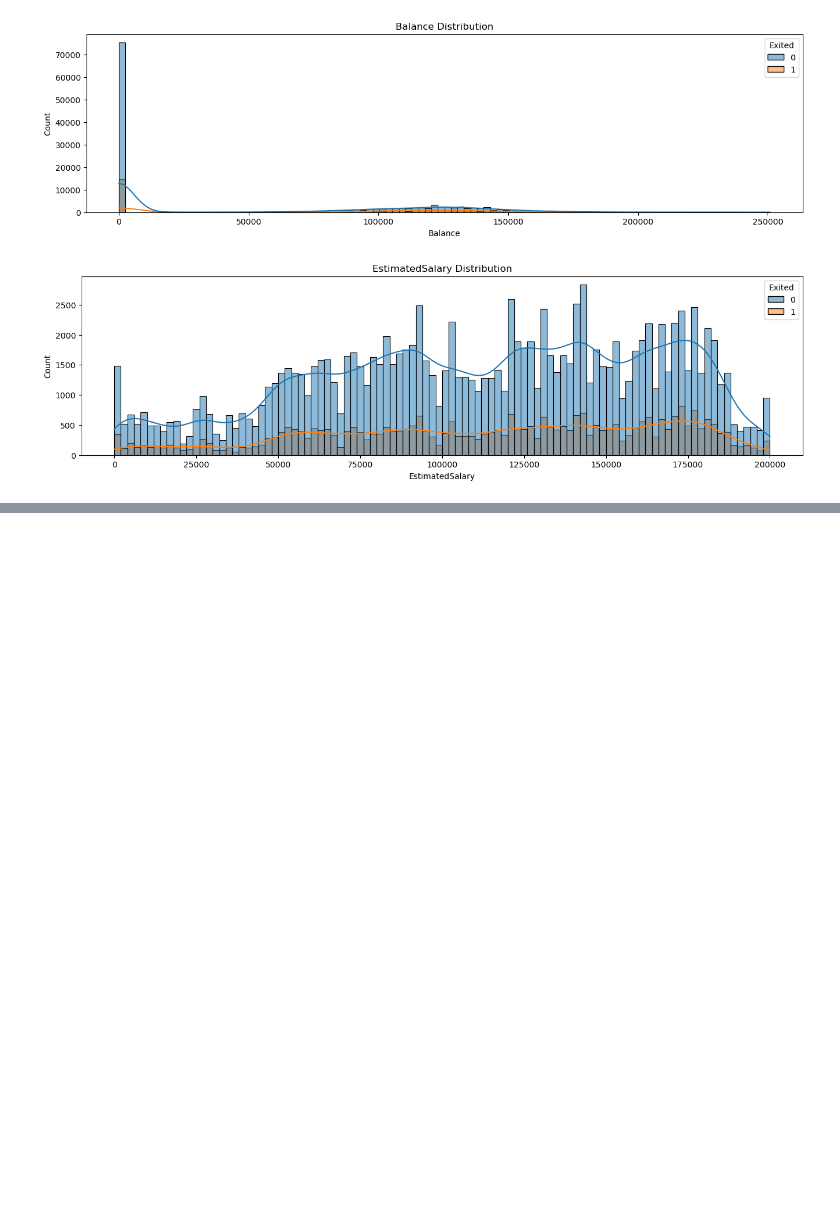
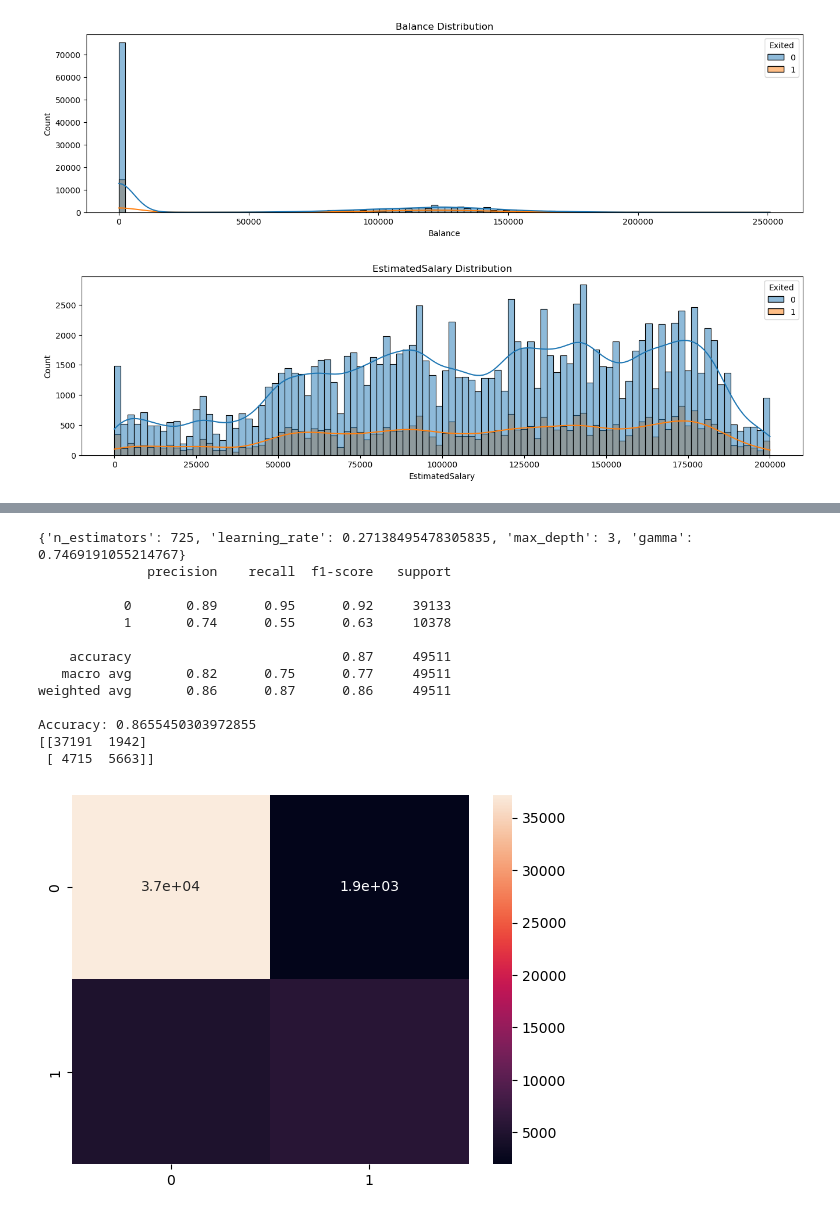
Before and after one commit to JohelPires/kaggle_cp, a Jupyter notebook: playground-series-s4e1 - Binary Classification with a Bank Churn Dataset/bank.ipynb, the cells around one changed output, grey strips where cells are left out. Drawn from its saved outputs; the diff is of its cells as text; code cells hidden in the pictures; blank space fills up the shorter version.

```diff
--- a/playground-series-s4e1 - Binary Classification with a Bank Churn Dataset/bank.ipynb
+++ b/playground-series-s4e1 - Binary Classification with a Bank Churn Dataset/bank.ipynb
@@ -110,0 +332,3 @@ plot_histograms_and_density(df, continuous_vars)
+# %%
+study = optuna.create_study(direction='maximize')
+study.optimize(objective, n_trials=10)
@@ -110,0 +347,35 @@ plot_histograms_and_density(df, continuous_vars)
+# %%
+best_params = study.best_params
+print(best_params)
+
+model_final2 = xgb.XGBClassifier(**best_params)
+model_final2.fit(X_train, y_train)
+
+y_pred = model_final2.predict(X_test)
+
+print(classification_report(y_test, y_pred))
+
+print("Accuracy:", accuracy_score(y_test, y_pred))
+
+cm = confusion_matrix(y_test, y_pred)
+
+print(cm)
+
+sns.heatmap(cm, annot=True)
+
+plt.show()
+# %% [output]
+{'n_estimators': 725, 'learning_rate': 0.27138495478305835, 'max_depth': 3, 'gamma': 0.7469191055214767}
+              precision    recall  f1-score   support
+
+           0       0.89      0.95      0.92     39133
+           1       0.74      0.55      0.63     10378
+
+    accuracy                           0.87     49511
+   macro avg       0.82      0.75      0.77     49511
+weighted avg       0.86      0.87      0.86     49511
+
+Accuracy: 0.8655450303972855
+[[37191  1942]
+ [ 4715  5663]]
+[figure, added]
```
Also changed, not shown: parts of 16 cells of this notebook, 1 other file.
